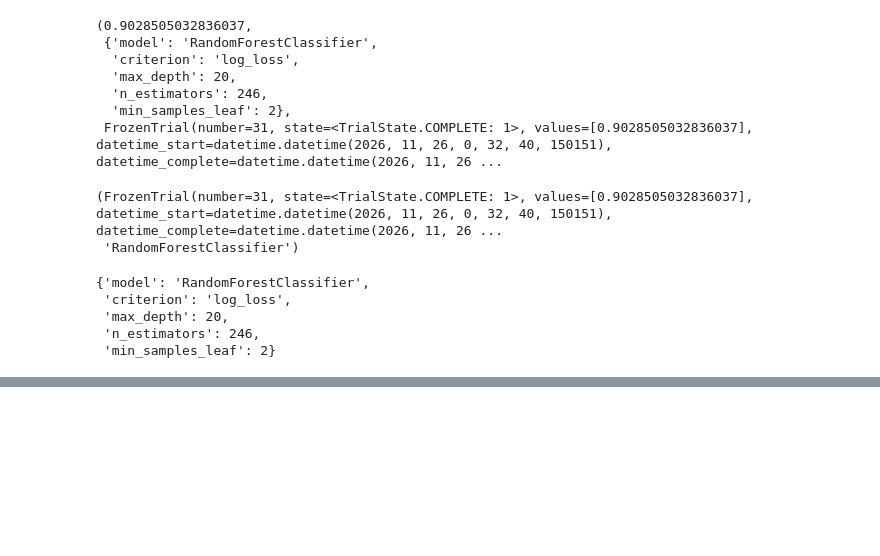
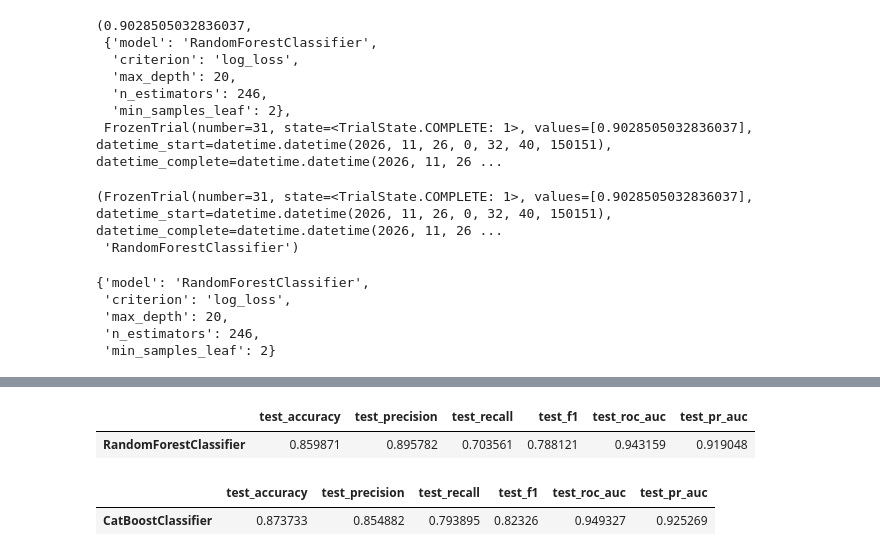
Before and after one commit to fblfca/pet_project2, a Jupyter notebook: notebooks/02_model_experiments.ipynb, the cells around one changed output, grey strips where cells are left out. Saved outputs shown, nothing was run; the diff lists cells and outputs as text; code cells hidden in the pictures; blank space fills up the shorter version.

```diff
--- a/notebooks/02_model_experiments.ipynb
+++ b/notebooks/02_model_experiments.ipynb
@@ -524,2 +542,12 @@ best_model.fit(X_train, y_train)
 # %%
-get_metrics(y_test, best_model.predict_proba(X_test))
+opt_df = pd.DataFrame(get_metrics(y_true=y_test, probability=best_model.predict_proba(X_test)[:, 1]), index=('RandomForestClassifier',))
+opt_df
+# %% [output]
+|  | test_accuracy | test_precision | test_recall | test_f1 | test_roc_auc | test_pr_auc |
+| RandomForestClassifier | 0.859871 | 0.895782 | 0.703561 | 0.788121 | 0.943159 | 0.919048 |
+# %%
+rgscv_best_model = best_models['CatBoostClassifier'].fit(X_train, y_train)
+pd.DataFrame(get_metrics(y_true=y_test, probability=rgscv_best_model.predict_proba(X_test)[:, 1]), index=('CatBoostClassifier',))
+# %% [output]
+|  | test_accuracy | test_precision | test_recall | test_f1 | test_roc_auc | test_pr_auc |
+| CatBoostClassifier | 0.873733 | 0.854882 | 0.793895 | 0.82326 | 0.949327 | 0.925269 |
```
Also changed, not shown: parts of 1 cell of this notebook, 1 other file.
